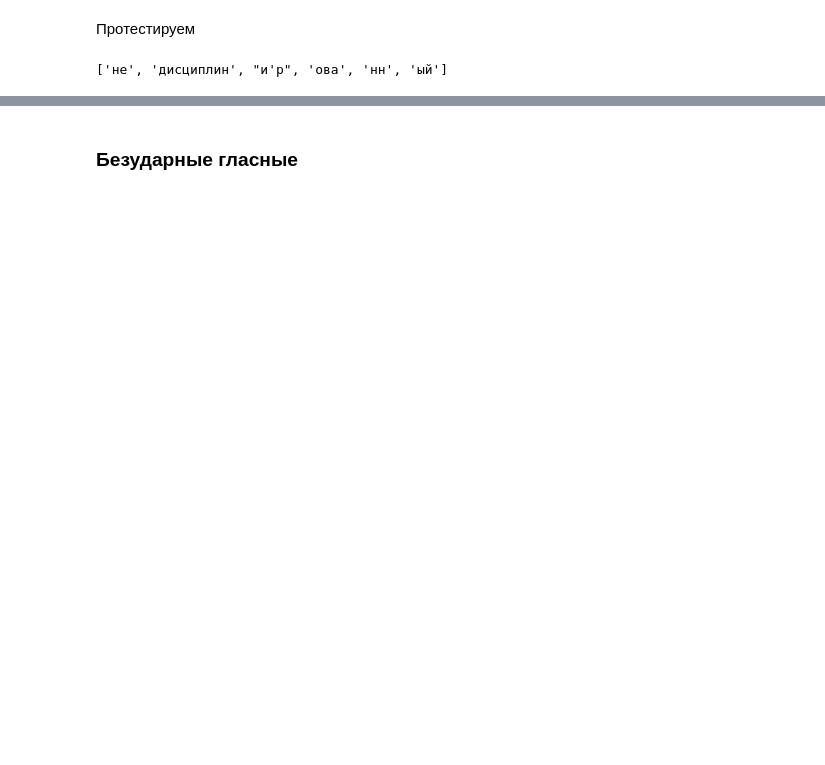
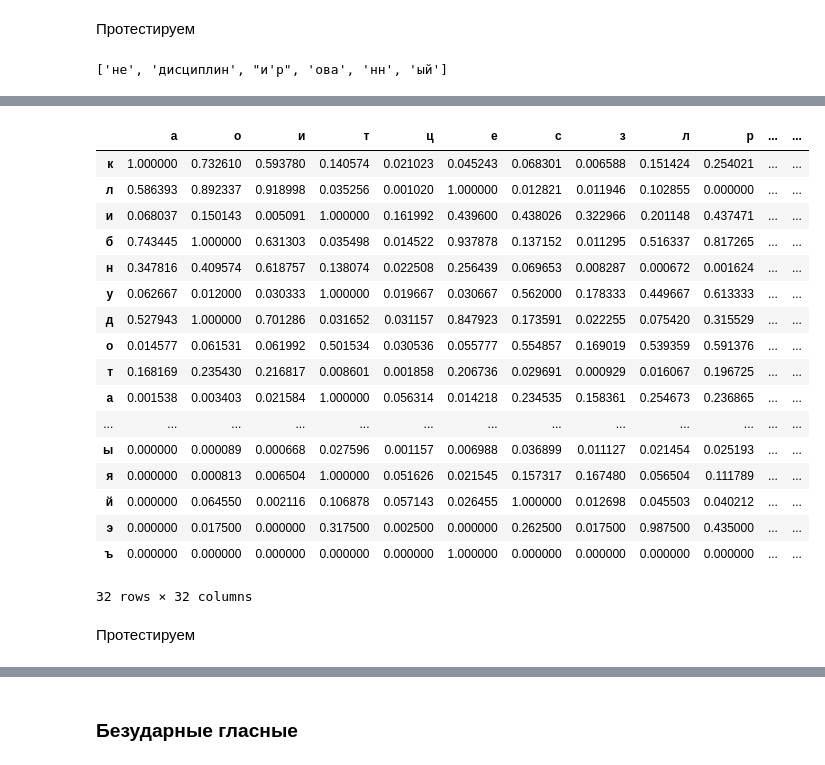
Before and after one commit to NanamyYu/grammarzeka, a Jupyter notebook: labs/create_distortions.ipynb, the cells around one changed output, grey strips where cells are left out. Cells and saved outputs as stored; diff of their text form; code cells hidden in the pictures; blank space fills up the shorter version.

```diff
--- a/labs/create_distortions.ipynb
+++ b/labs/create_distortions.ipynb
@@ -22,0 +56,35 @@ print(get_morphs_list(lemma=word))
+# %%
+from collections import defaultdict
+
+letters_dict = dict()
+letters = set('абвгдежзийклмнопрстуфхцчшщъыьэюя')
+for word in morph_df.index:
+    for i in range(len(word) - 1):
+        c = word[i]
+        next_c = word[i + 1]
+        if c in letters and next_c in letters:
+            if c not in letters_dict:
+                letters_dict[c] = defaultdict(int)
+            letters_dict[c][next_c] += 1
+letter_df = pd.DataFrame.from_dict(letters_dict, orient='index').fillna(0)
+letter_df = letter_df.div(letter_df.max(axis=1), axis=0)
+letter_df
+# %% [output]
+|  | а | о | и | т | ц | е | с | з | л | р | ... | ... |
+| к | 1.000000 | 0.732610 | 0.593780 | 0.140574 | 0.021023 | 0.045243 | 0.068301 | 0.006588 | 0.151424 | 0.254021 | ... | ... |
+| л | 0.586393 | 0.892337 | 0.918998 | 0.035256 | 0.001020 | 1.000000 | 0.012821 | 0.011946 | 0.102855 | 0.000000 | ... | ... |
+| и | 0.068037 | 0.150143 | 0.005091 | 1.000000 | 0.161992 | 0.439600 | 0.438026 | 0.322966 | 0.201148 | 0.437471 | ... | ... |
+| б | 0.743445 | 1.000000 | 0.631303 | 0.035498 | 0.014522 | 0.937878 | 0.137152 | 0.011295 | 0.516337 | 0.817265 | ... | ... |
+| н | 0.347816 | 0.409574 | 0.618757 | 0.138074 | 0.022508 | 0.256439 | 0.069653 | 0.008287 | 0.000672 | 0.001624 | ... | ... |
+| у | 0.062667 | 0.012000 | 0.030333 | 1.000000 | 0.019667 | 0.030667 | 0.562000 | 0.178333 | 0.449667 | 0.613333 | ... | ... |
+| д | 0.527943 | 1.000000 | 0.701286 | 0.031652 | 0.031157 | 0.847923 | 0.173591 | 0.022255 | 0.075420 | 0.315529 | ... | ... |
+| о | 0.014577 | 0.061531 | 0.061992 | 0.501534 | 0.030536 | 0.055777 | 0.554857 | 0.169019 | 0.539359 | 0.591376 | ... | ... |
+| т | 0.168169 | 0.235430 | 0.216817 | 0.008601 | 0.001858 | 0.206736 | 0.029691 | 0.000929 | 0.016067 | 0.196725 | ... | ... |
+| а | 0.001538 | 0.003403 | 0.021584 | 1.000000 | 0.056314 | 0.014218 | 0.234535 | 0.158361 | 0.254673 | 0.236865 | ... | ... |
+| ... | ... | ... | ... | ... | ... | ... | ... | ... | ... | ... | ... | ... |
+| ы | 0.000000 | 0.000089 | 0.000668 | 0.027596 | 0.001157 | 0.006988 | 0.036899 | 0.011127 | 0.021454 | 0.025193 | ... | ... |
+| я | 0.000000 | 0.000813 | 0.006504 | 1.000000 | 0.051626 | 0.021545 | 0.157317 | 0.167480 | 0.056504 | 0.111789 | ... | ... |
+| й | 0.000000 | 0.064550 | 0.002116 | 0.106878 | 0.057143 | 0.026455 | 1.000000 | 0.012698 | 0.045503 | 0.040212 | ... | ... |
+| э | 0.000000 | 0.017500 | 0.000000 | 0.317500 | 0.002500 | 0.000000 | 0.262500 | 0.017500 | 0.987500 | 0.435000 | ... | ... |
+| ъ | 0.000000 | 0.000000 | 0.000000 | 0.000000 | 0.000000 | 1.000000 | 0.000000 | 0.000000 | 0.000000 | 0.000000 | ... | ... |
+32 rows × 32 columns
@@ -22,0 +107,2 @@ print(get_morphs_list(lemma=word))
+# %% [markdown]
+Протестируем
```
Also changed, not shown: parts of 43 cells of this notebook, 5 other files.
